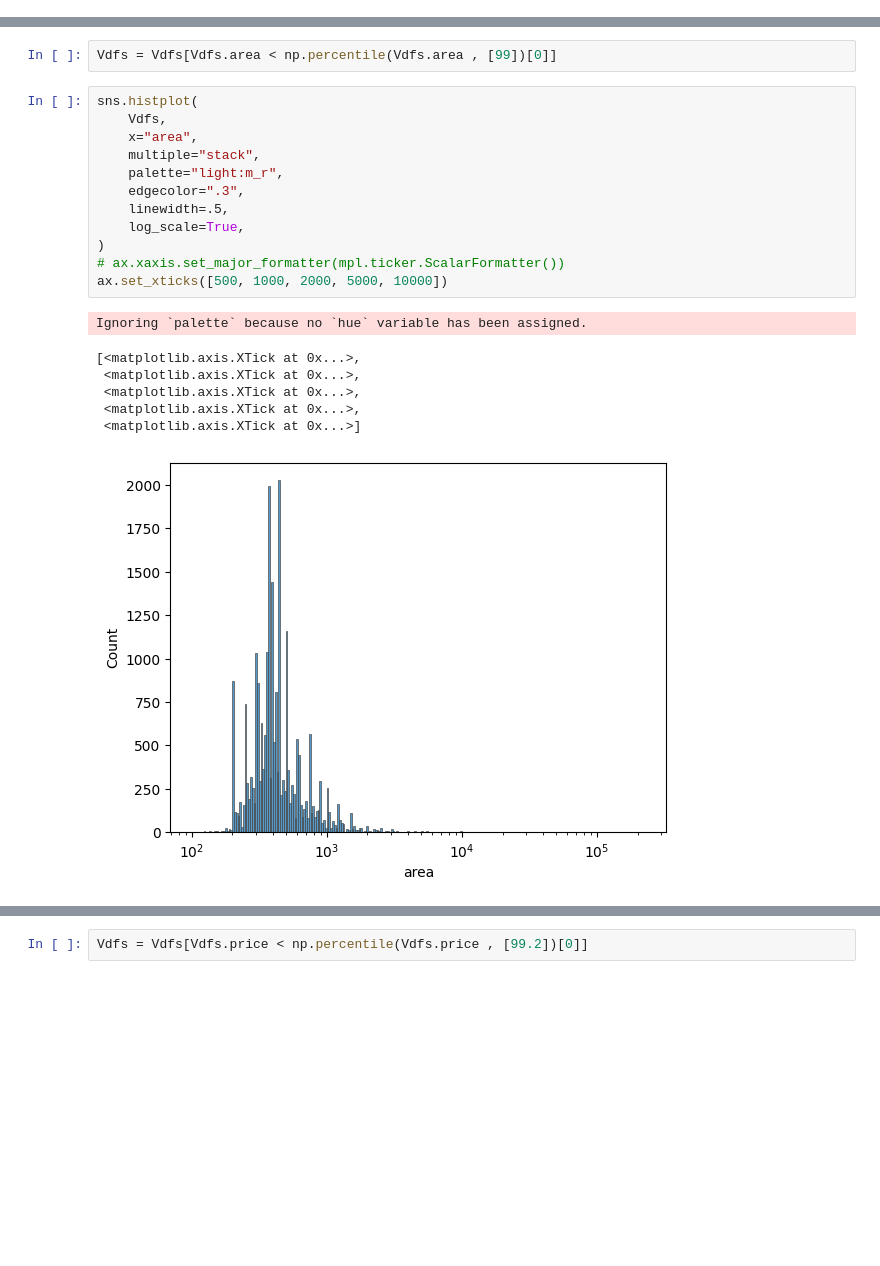
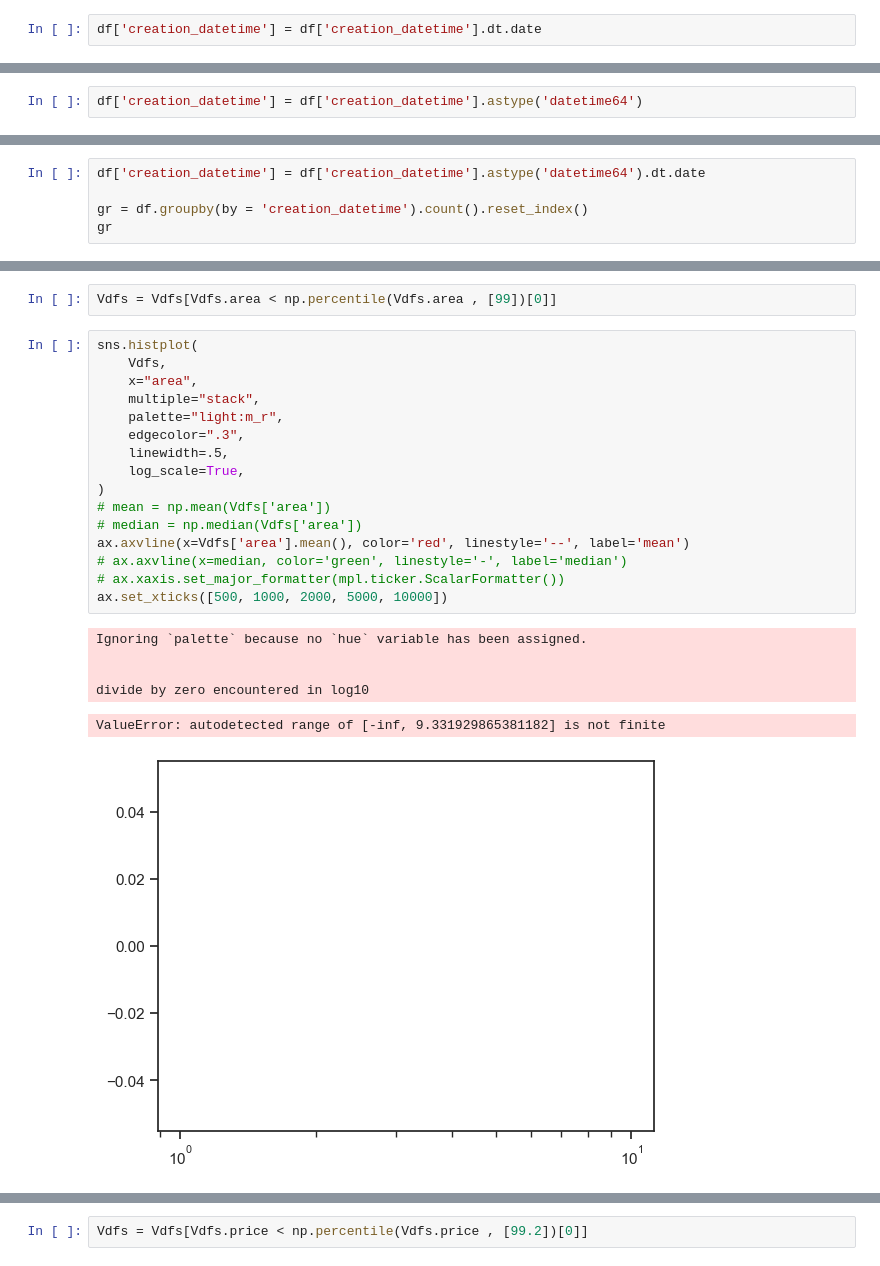
Before and after one commit to Abdulmalik-rebdi/friendly-octo-disco, a Jupyter notebook: main2.ipynb, the cells around one changed output, grey strips where cells are left out. Cells and saved outputs as stored; diff of their text form; blank space fills up the shorter version.

```diff
--- a/main2.ipynb
+++ b/main2.ipynb
@@ -64,3 +74,5 @@ df['property_type'].value_counts()
 قصر               2
 غرفة              2
 Name: property_type, dtype: int64
+# %%
+df['creation_datetime'] = df['creation_datetime'].dt.date
@@ -66,0 +81,2 @@ Name: property_type, dtype: int64
+# %%
+df['creation_datetime'] = df['creation_datetime'].astype('datetime64')
@@ -66,0 +181,5 @@ Name: property_type, dtype: int64
+# %%
+df['creation_datetime'] = df['creation_datetime'].astype('datetime64').dt.date
+
+gr = df.groupby(by = 'creation_datetime').count().reset_index()
+gr
@@ -516,20 +750,23 @@ Vdfs = Vdfs[Vdfs.area < np.percentile(Vdfs.area , [99])[0]]
 # %%
 sns.histplot(
     Vdfs,
     x="area",
     multiple="stack",
     palette="light:m_r",
     edgecolor=".3",
     linewidth=.5,
     log_scale=True,
 )
+# mean = np.mean(Vdfs['area'])
+# median = np.median(Vdfs['area'])
+ax.axvline(x=Vdfs['area'].mean(), color='red', linestyle='--', label='mean')
+# ax.axvline(x=median, color='green', linestyle='-', label='median')
 # ax.xaxis.set_major_formatter(mpl.ticker.ScalarFormatter())
 ax.set_xticks([500, 1000, 2000, 5000, 10000])
 # %% [output]
 Ignoring `palette` because no `hue` variable has been assigned.
+
+
+divide by zero encountered in log10
-[<matplotlib.axis.XTick at 0x...>,
- <matplotlib.axis.XTick at 0x...>,
- <matplotlib.axis.XTick at 0x...>,
- <matplotlib.axis.XTick at 0x...>,
- <matplotlib.axis.XTick at 0x...>]
+ValueError: autodetected range of [-inf, 9.331929865381182] is not finite
-[figure, old version]
+[figure, new version]
```
Also changed, not shown: parts of 72 cells of this notebook, 4 other files.
